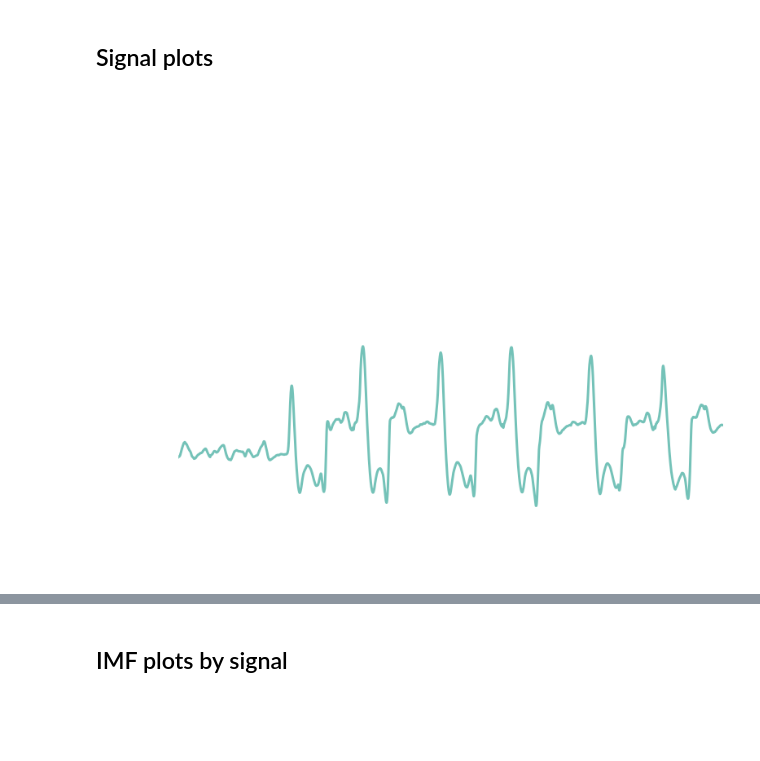
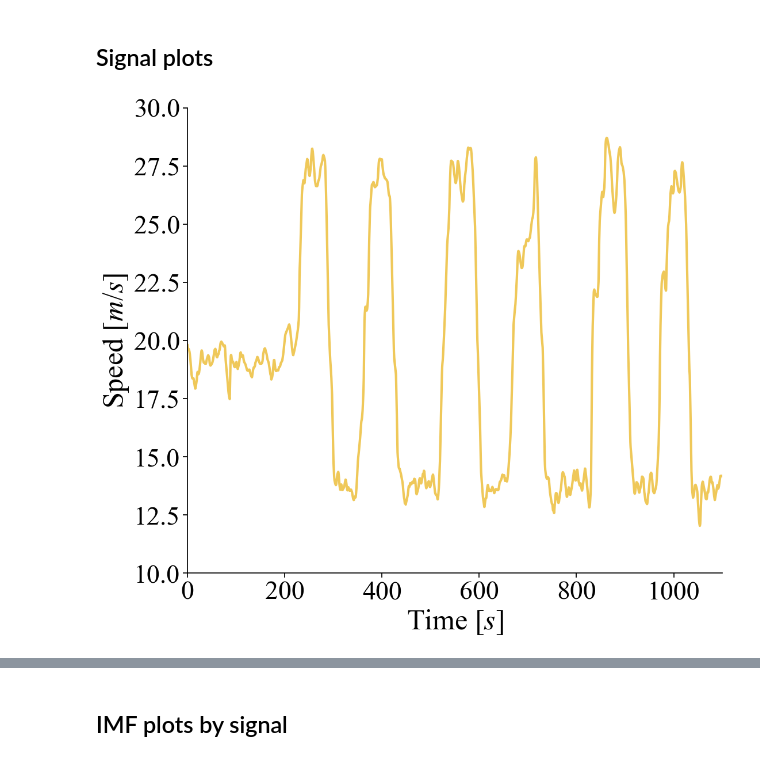
Before and after one commit to AndresLaverdeMarin/Decoding-Driver-Type, a Jupyter notebook: plots/plots.ipynb, the cells around one changed output, grey strips where cells are left out. Drawn from its saved outputs; the diff is of its cells as text; code cells hidden in the pictures; blank space fills up the shorter version.

Commit message:
Update(plots): Functions to plot a conference poster.

```diff
--- a/plots/plots.ipynb
+++ b/plots/plots.ipynb
@@ -42,7 +42,7 @@ matplotlib.rcParams['mathtext.bf'] = 'Times New Roman:bold'
 # %% [markdown]
 ## Signal plots
 # %%
-custom_params = {"axes.spines.right": False, "axes.spines.top": False, "figure.figsize":(12, 9), 'text.color': 'white', 'xtick.color': 'white', 'ytick.color': 'white', 'axes.facecolor':'white', 'axes.edgecolor':'white', 'axes.labelcolor':'white'}
+custom_params = {"axes.spines.right": False, "axes.spines.top": False, "figure.figsize":(12, 10.5), 'text.color': 'black', 'xtick.color': 'black', 'ytick.color': 'black', 'axes.facecolor':'white', 'axes.edgecolor':'black', 'axes.labelcolor':'black'}
 
 def plot_signal(signal: str, mode: str):
     if mode == "ACC":
@@ -51,32 +51,32 @@ def plot_signal(signal: str, mode: str):
         data = pd.read_csv("data/data2plotHV.csv")
 
     data["Time"] = np.arange(0, len(data)/10, 0.1)
 
     sns.set_theme(style="ticks", rc=custom_params, font="Times New Roman", font_scale=3)
 
     ax = sns.lineplot(data=data, x="Time", y=signal, color=signal_color[signal], linewidth = 3)
 
     if signal == "TimeHeadway":
         ax.set(xlabel="Time $[s]$", ylabel=f"Time Headway ${units[signal]}$")
     else:
         ax.set(xlabel="Time $[s]$", ylabel=f"{signal} ${units[signal]}$")
 
     if signal == "Speed":
         plt.ylim(10, 30, 5)
     elif signal == "Acceleration":
         plt.ylim(-2, 3, 1)
     elif signal == "TimeHeadway":
         plt.ylim(1, 4, 0.5)
 
     plt.xlim(0, 1100, 250)
 
     fig = ax.get_figure()
 
     ax.plot()
 
     fig.savefig(f"{signal}_{mode}.png", transparent=True)
 
 
-plot_signal("TimeHeadway", "ACC")
+plot_signal("Speed", "HV")
 # %% [output]
-[figure, old version]
+[figure, new version]
```
Also changed, not shown: parts of 5 cells of this notebook, 1 other file.
